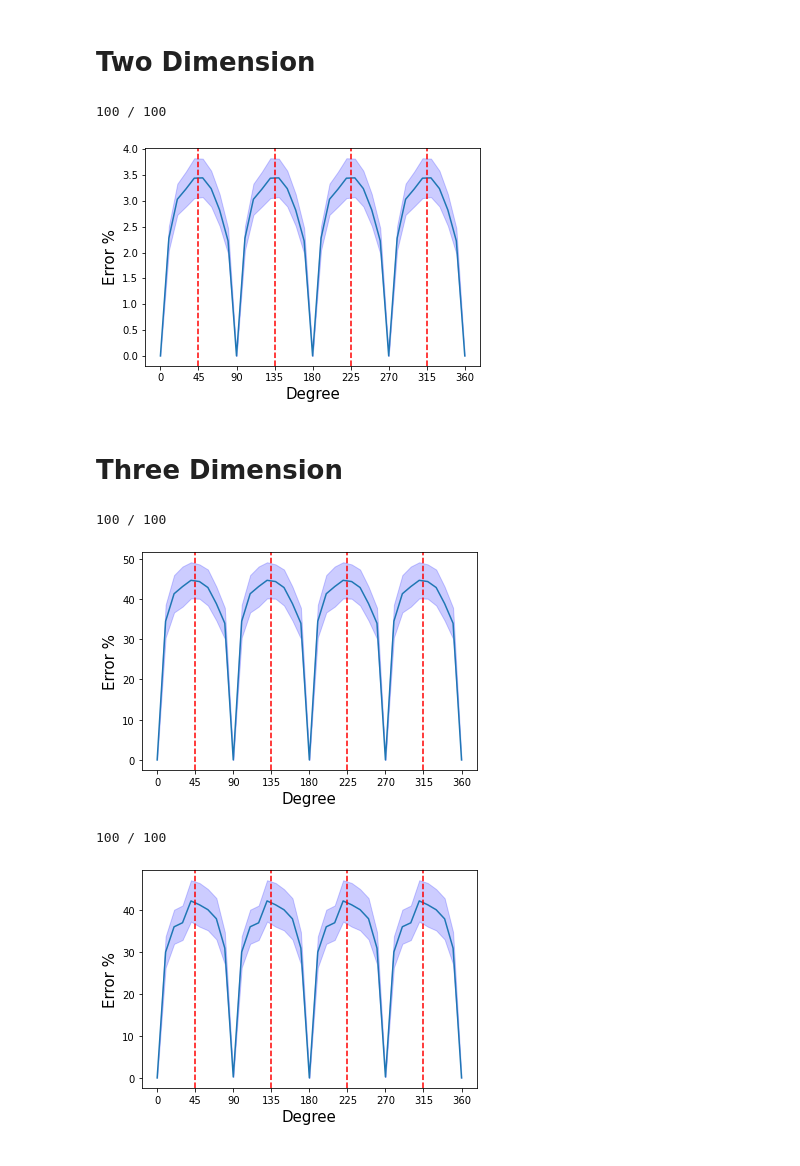
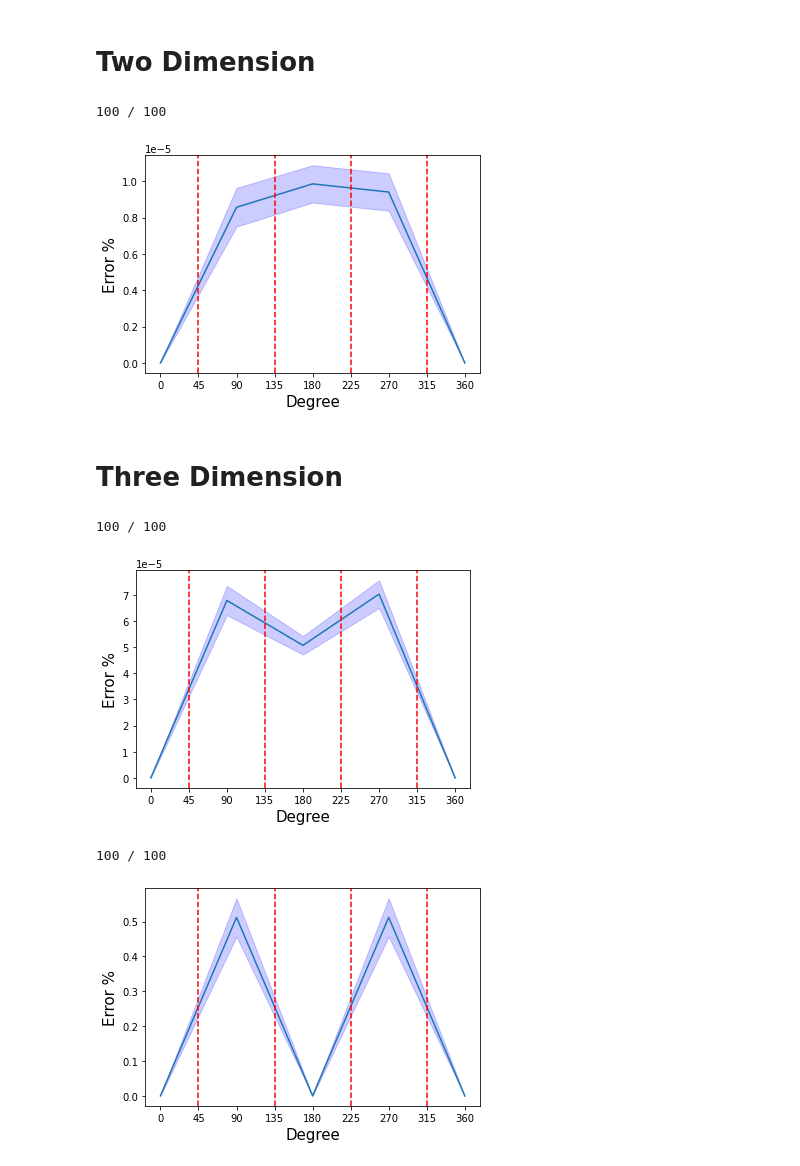
Before and after one commit to SoumyabrataKundu/Steerable, a Jupyter notebook: Equivariance.ipynb, the cells around one changed output. Drawn from its saved outputs; the diff is of its cells as text; code cells hidden in the pictures.

```diff
--- a/Equivariance.ipynb
+++ b/Equivariance.ipynb
@@ -38,7 +38,7 @@ def check_equivariance(model, dataset, transfomation=None):
             return (diff_norm / torch.sqrt(norm1*norm2)).item() * 100
 
     n_sim = 100
-    degrees = torch.arange(0, 361, 10)
+    degrees = torch.arange(0, 361, 90)
     values = torch.zeros(n_sim, len(degrees))
 
     for sim in range(n_sim):
@@ -67,20 +67,18 @@ def check_equivariance(model, dataset, transfomation=None):
 class Model(torch.nn.Module):
     def __init__(self) -> None:
         super().__init__()
-        n_radius = 2
-        max_m = 8
-        n_theta = 40
-        restricted = True
-        conv_first = True
+        freq_cutoff = 8
+        n_angle = 40
 
         self.network = torch.nn.Sequential(
-            snn.SE2ConvType1(1, 2, 3, n_radius=n_radius, n_theta=n_theta, max_m=max_m, padding='same', conv_first = conv_first),
-            snn.SE2NonLinearity(8),
-            snn.SE2ConvType2(2, 2, 3, n_radius=n_radius, n_theta=n_theta, max_m=max_m, padding='same', restricted=restricted, conv_first = conv_first),
+            snn.SE2ConvType1(1, 2, 3, freq_cutoff, n_angle=n_angle, padding='same'),
+            snn.SE2CGNonLinearity(8),
+            snn.SE2BatchNorm(),
+            snn.SE2ConvType2(2, 2, 3, freq_cutoff, n_angle=n_angle, padding='same'),
             snn.SE2BatchNorm(),
 
             snn.SE2AvgPool(4),
-            snn.SE2ConvType2(2, 2, 7, n_radius=n_radius, n_theta=n_theta, max_m=max_m, restricted=restricted, conv_first = conv_first),
+            snn.SE2ConvType2(2, 2, 7,freq_cutoff, n_angle=n_angle),
 
             snn.SE2NormFlatten()
         )
@@ -91,44 +89,41 @@ class Model(torch.nn.Module):
 # Check Equivariance
 model = Model().to(device)
 dataset = GaussianDataset(size =(1,28,28))
-check_equivariance(model, dataset, lambda x,degree:snn.rotate_2D_image(x, degree))
+check_equivariance(model, dataset, lambda x,degree:snn.rotate_image(x, degree))
 # %% [output]
 100 / 100
-[figure, old version]
+[figure, new version]
 # %% [markdown]
 # Three Dimension
 # %%
 # Model
 class Model(torch.nn.Module):
     def __init__(self) -> None:
         super().__init__()
         n_radius = 2
-        n_theta = 40
-        restricted = True
-        conv_first = True
+        n_angle = 40
 
         self.network = torch.nn.Sequential(
-            snn.SE3Conv(1, [2,3], 3, n_radius=n_radius, n_theta=n_theta, padding='same', restricted=restricted, conv_first=conv_first),
+            snn.SE3Conv(1, [2,3], 3, n_radius=n_radius, n_angle=n_angle, padding='same'),
             snn.SE3NormNonLinearity([2,3]),
-            snn.SE3Conv([2,3], [4,5], 3, n_radius=n_radius, n_theta=n_theta, padding='same', restricted=restricted, conv_first=conv_first),
+            snn.SE3Conv([2,3], [4,5], 3, n_radius=n_radius, n_angle=n_angle, padding='same'),
             snn.SE3BatchNorm(),
-
             snn.SE3AvgPool(4),
-            snn.SE3Conv([4, 5], [4, 5], 3, n_radius=n_radius, n_theta=n_theta, restricted=restricted, conv_first=conv_first),
+            snn.SE3Conv([4, 5], [4, 5], 8, n_radius=n_radius, n_angle=n_angle),
 
             snn.SE3NormFlatten()
         )
 
     def forward(self,x):
         return self.network(x.type(torch.cfloat))
 
 # Check Equivariance
 model = Model().to(device)
 dataset = GaussianDataset(size =(1,32,32,32))
-check_equivariance(model, dataset, lambda x,degree:snn.rotate_3D_image(x, (degree,0,0))) # rotation about z-axis
-check_equivariance(model, dataset, lambda x,degree:snn.rotate_3D_image(x, (0,degree,0))) # rotation about y-axis
+check_equivariance(model, dataset, lambda x,degree:snn.rotate_image(x, (degree,0,0))) # rotation about z-axis
+check_equivariance(model, dataset, lambda x,degree:snn.rotate_image(x, (0,degree,0))) # rotation about y-axis
 # %% [output]
 100 / 100
-[figure, old version]
+[figure, new version]
 100 / 100
-[figure, old version]
+[figure, new version]
```
Also changed, not shown: 5 other files.
